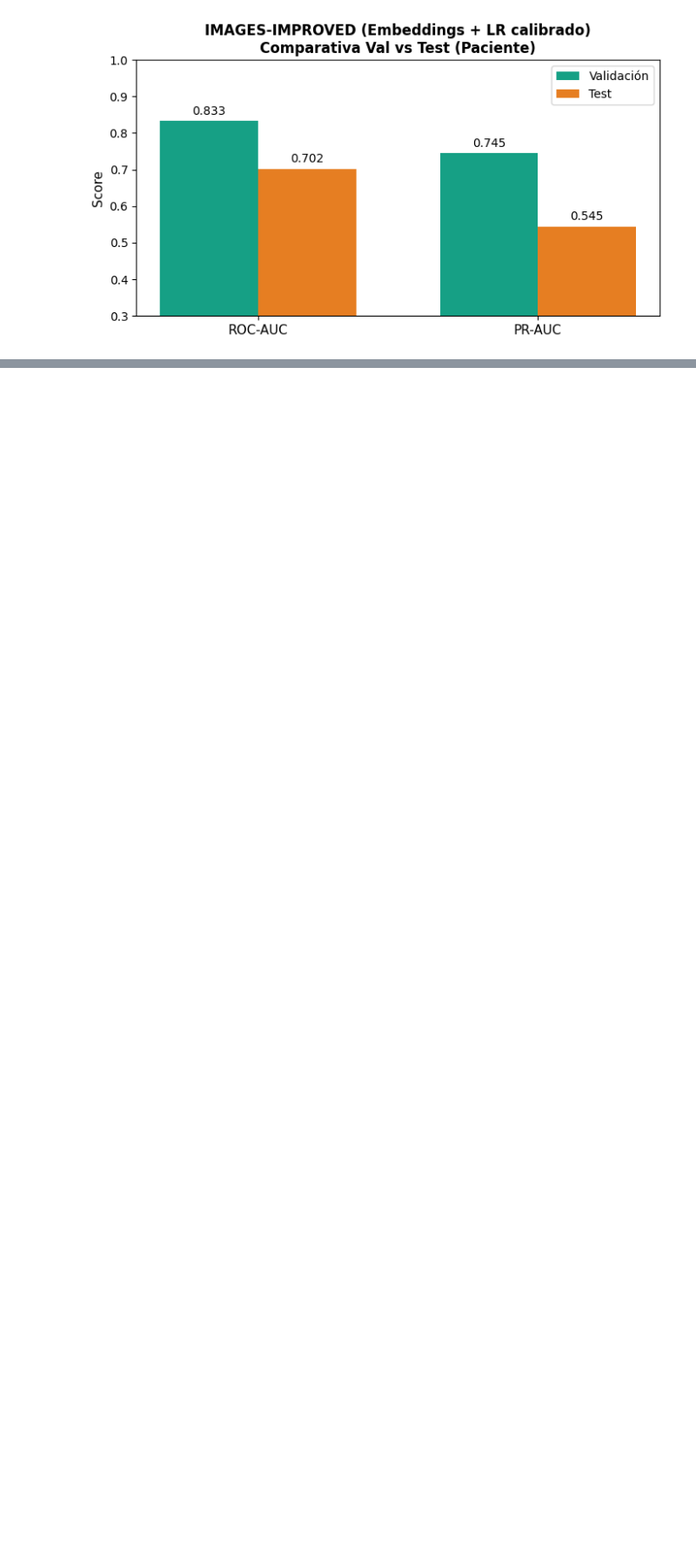
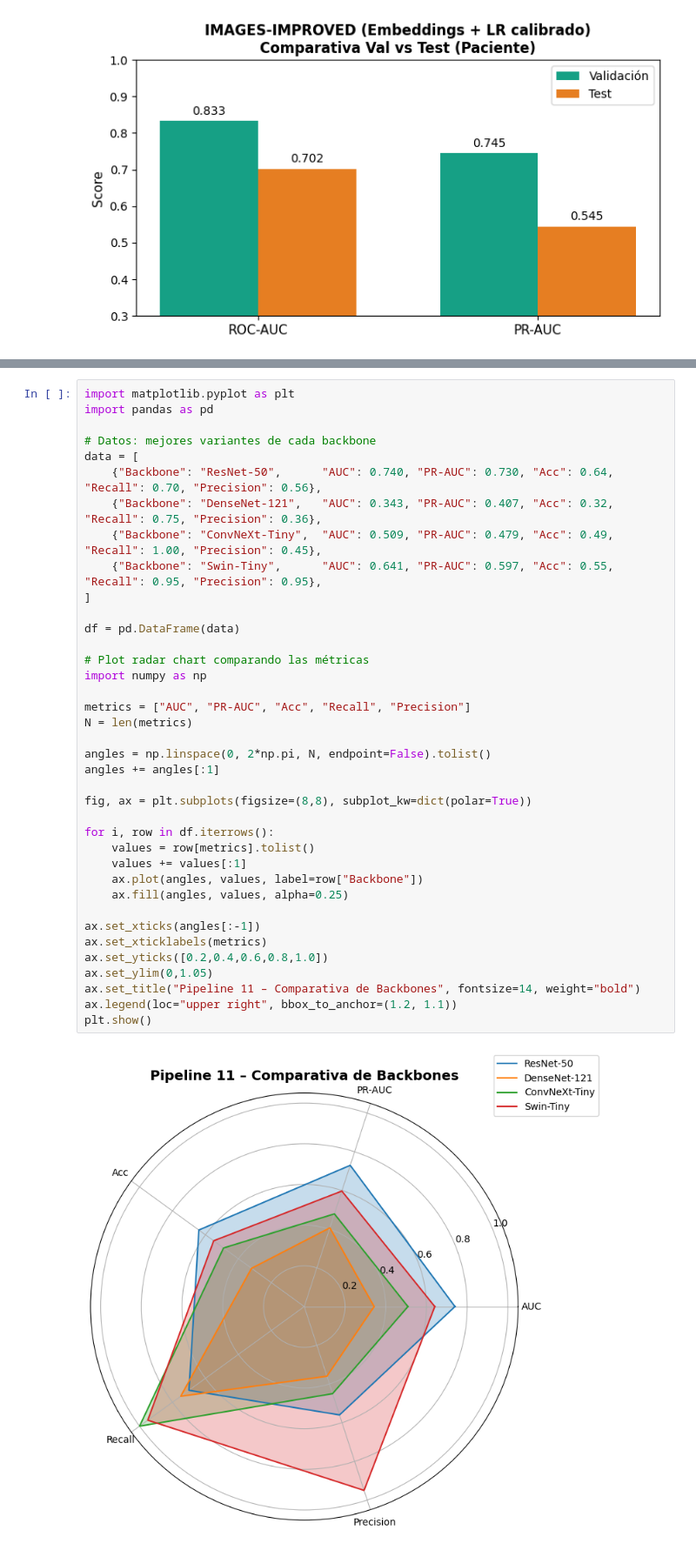
Before and after one commit to fran-eliot/cognitiva-ai, a Jupyter notebook: grafico.ipynb, the cells around one changed output, grey strips where cells are left out. Shown at 87% size. Saved outputs shown, nothing was run; the diff lists cells and outputs as text; blank space fills up the shorter version.

```diff
--- a/grafico.ipynb
+++ b/grafico.ipynb
@@ -176,0 +280,40 @@ plt.show()
+# %%
+import matplotlib.pyplot as plt
+import pandas as pd
+
+# Datos: mejores variantes de cada backbone
+data = [
+    {"Backbone": "ResNet-50",      "AUC": 0.740, "PR-AUC": 0.730, "Acc": 0.64, "Recall": 0.70, "Precision": 0.56},
+    {"Backbone": "DenseNet-121",   "AUC": 0.343, "PR-AUC": 0.407, "Acc": 0.32, "Recall": 0.75, "Precision": 0.36},
+    {"Backbone": "ConvNeXt-Tiny",  "AUC": 0.509, "PR-AUC": 0.479, "Acc": 0.49, "Recall": 1.00, "Precision": 0.45},
+    {"Backbone": "Swin-Tiny",      "AUC": 0.641, "PR-AUC": 0.597, "Acc": 0.55, "Recall": 0.95, "Precision": 0.95},
+]
+
+df = pd.DataFrame(data)
+
+# Plot radar chart comparando las métricas
+import numpy as np
+
+metrics = ["AUC", "PR-AUC", "Acc", "Recall", "Precision"]
+N = len(metrics)
+
+angles = np.linspace(0, 2*np.pi, N, endpoint=False).tolist()
+angles += angles[:1]
+
+fig, ax = plt.subplots(figsize=(8,8), subplot_kw=dict(polar=True))
+
+for i, row in df.iterrows():
+    values = row[metrics].tolist()
+    values += values[:1]
+    ax.plot(angles, values, label=row["Backbone"])
+    ax.fill(angles, values, alpha=0.25)
+
+ax.set_xticks(angles[:-1])
+ax.set_xticklabels(metrics)
+ax.set_yticks([0.2,0.4,0.6,0.8,1.0])
+ax.set_ylim(0,1.05)
+ax.set_title("Pipeline 11 – Comparativa de Backbones", fontsize=14, weight="bold")
+ax.legend(loc="upper right", bbox_to_anchor=(1.2, 1.1))
+plt.show()
+# %% [output]
+[figure, added]
```
Also changed, not shown: parts of 3 cells of this notebook, 14 other files.
